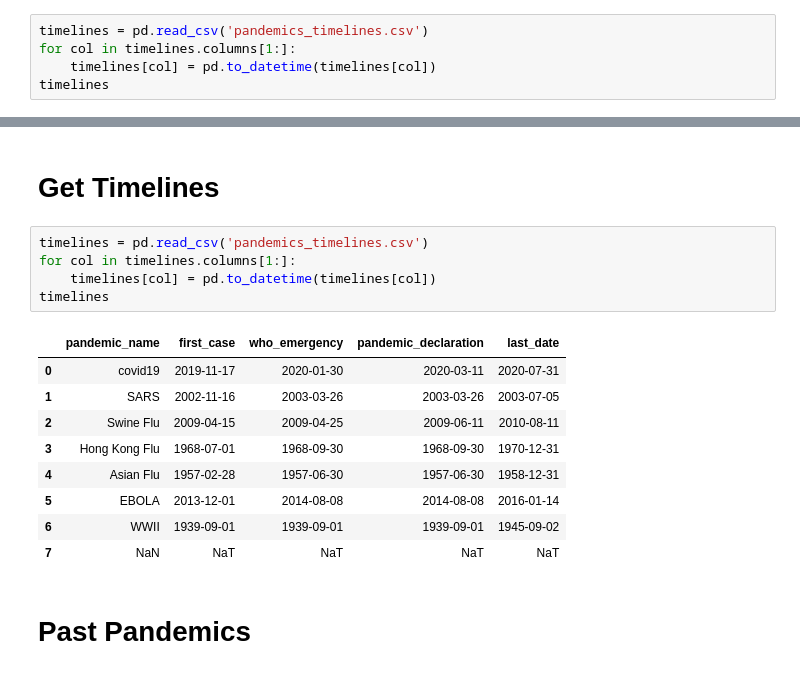
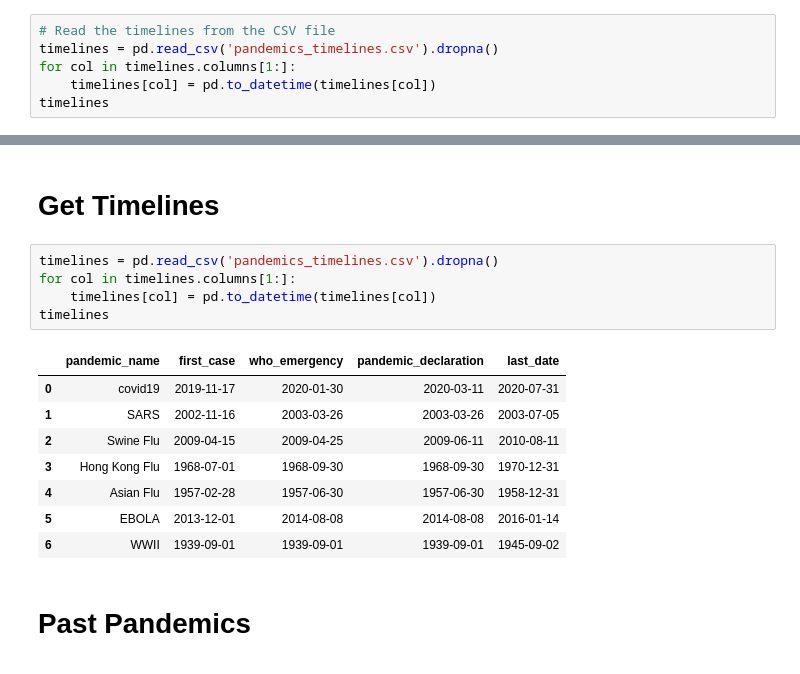
Before and after one commit to QuantInsti/webinars, a Jupyter notebook: Impact of Pandemics on Financial Markets/Pandemics Analytics.ipynb, the cells around one changed output, grey strips where cells are left out. Saved outputs shown, nothing was run; the diff lists cells and outputs as text.

```diff
--- a/Impact of Pandemics on Financial Markets/Pandemics Analytics.ipynb
+++ b/Impact of Pandemics on Financial Markets/Pandemics Analytics.ipynb
@@ -18,5 +19,6 @@ import random
 # %%
-timelines = pd.read_csv('pandemics_timelines.csv')
+# Read the timelines from the CSV file
+timelines = pd.read_csv('pandemics_timelines.csv').dropna()
 for col in timelines.columns[1:]:
     timelines[col] = pd.to_datetime(timelines[col])
 timelines
@@ -255,20 +272,19 @@ def plot_analytics(data, timelines):
 # %% [markdown]
 # Get Timelines
 # %%
-timelines = pd.read_csv('pandemics_timelines.csv')
+timelines = pd.read_csv('pandemics_timelines.csv').dropna()
 for col in timelines.columns[1:]:
     timelines[col] = pd.to_datetime(timelines[col])
 timelines
 # %% [output]
 |  | pandemic_name | first_case | who_emergency | pandemic_declaration | last_date |
 | 0 | covid19 | 2019-11-17 | 2020-01-30 | 2020-03-11 | 2020-07-31 |
 | 1 | SARS | 2002-11-16 | 2003-03-26 | 2003-03-26 | 2003-07-05 |
 | 2 | Swine Flu | 2009-04-15 | 2009-04-25 | 2009-06-11 | 2010-08-11 |
 | 3 | Hong Kong Flu | 1968-07-01 | 1968-09-30 | 1968-09-30 | 1970-12-31 |
 | 4 | Asian Flu | 1957-02-28 | 1957-06-30 | 1957-06-30 | 1958-12-31 |
 | 5 | EBOLA | 2013-12-01 | 2014-08-08 | 2014-08-08 | 2016-01-14 |
 | 6 | WWII | 1939-09-01 | 1939-09-01 | 1939-09-01 | 1945-09-02 |
-| 7 | NaN | NaT | NaT | NaT | NaT |
 # %% [markdown]
 # Past Pandemics
 # %%
```
Also changed, not shown: parts of 16 cells of this notebook.
